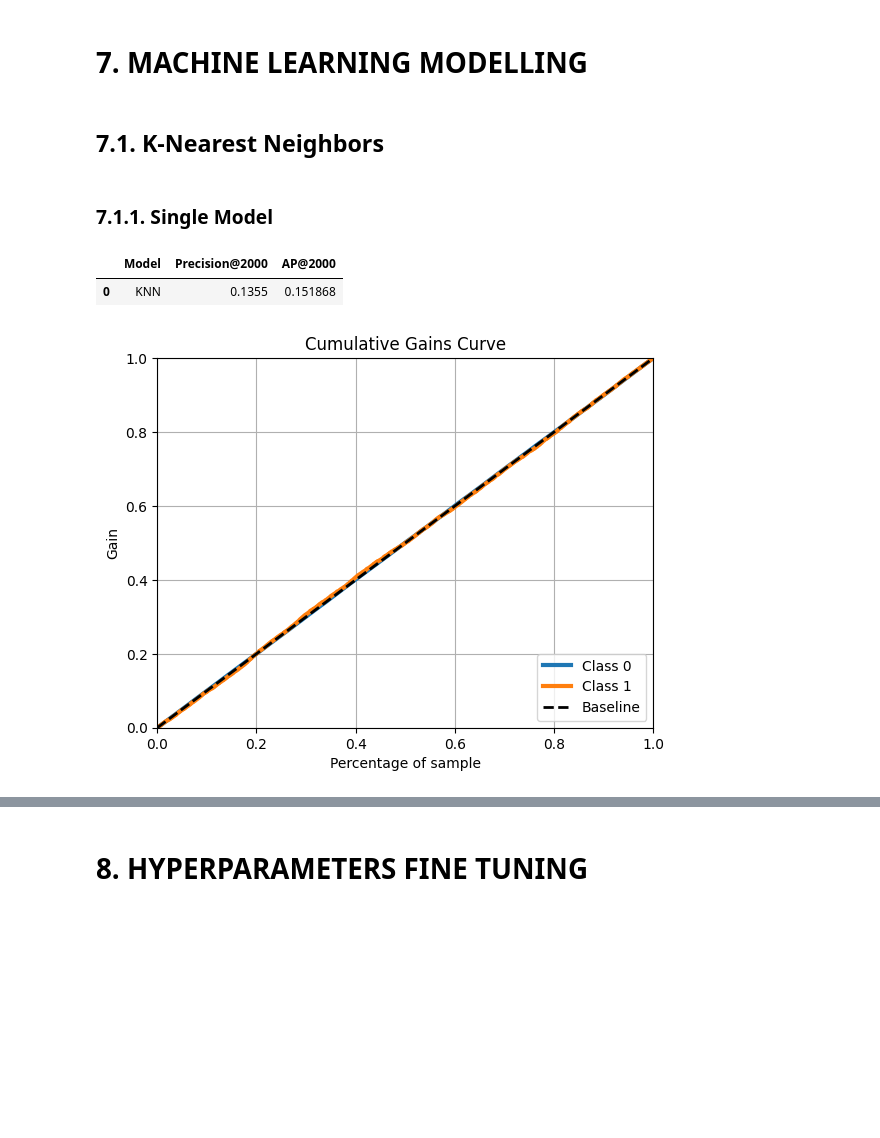
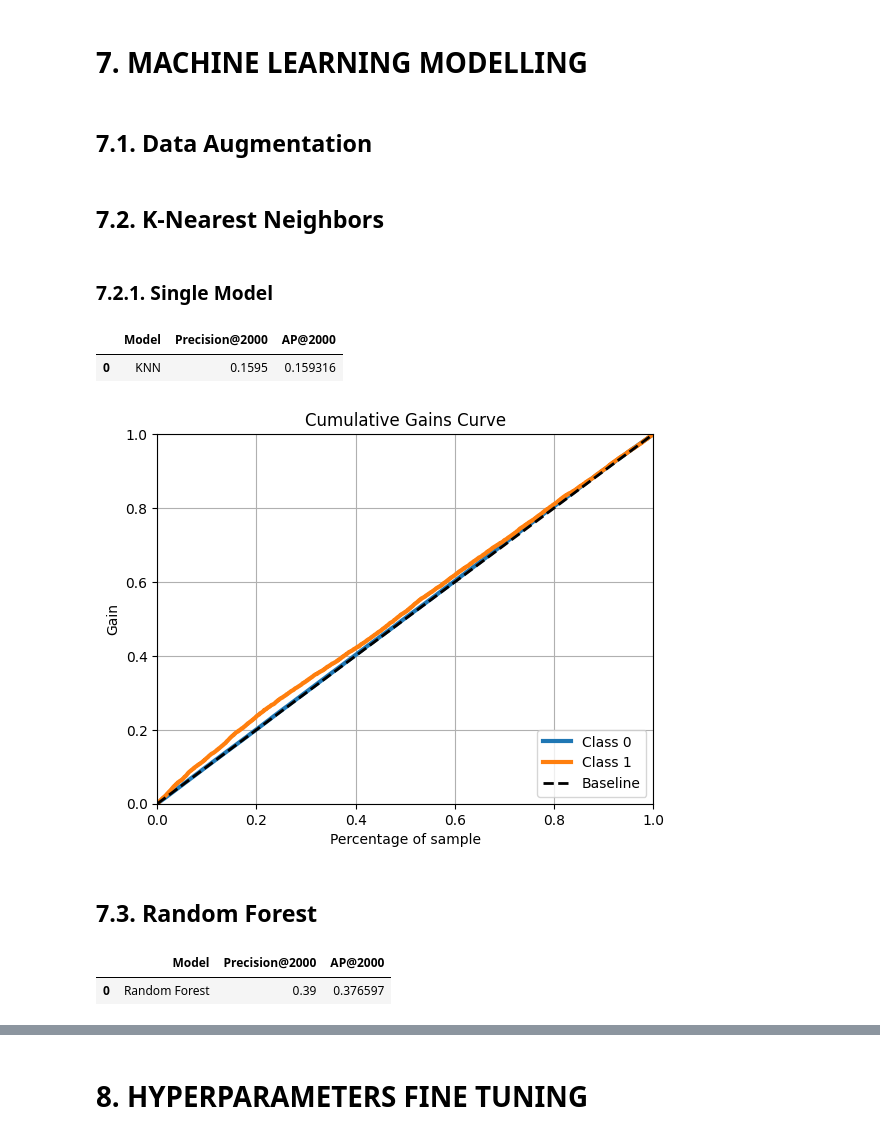
Before and after one commit to bernardoavsouza/CrossSellRanking, a Jupyter notebook: code.ipynb, the cells around one changed output, grey strips where cells are left out. Cells and saved outputs as stored; diff of their text form; code cells hidden in the pictures; blank space fills up the shorter version.

Commit message:
Machine learning modelling added. EDA Started

```diff
--- a/code.ipynb
+++ b/code.ipynb
@@ -218,0 +378,8 @@ df5['VehicleAge'] = le_va.fit_transform(df5['VehicleAge'])
+# %%
+# Age
+mms_age = MinMaxScaler()
+df5['Age'] = mms_age.fit_transform(df5[['Age']])
+
+# CustomerSinceDays
+mms_csd = MinMaxScaler()
+df5['CustomerSinceDays'] = mms_csd.fit_transform(df5[['CustomerSinceDays']])
@@ -219,3 +388,7 @@ df5['VehicleAge'] = le_va.fit_transform(df5['VehicleAge'])
+# %%
+# AnnualCost
+ss_annualcost = StandardScaler()
+df5['AnnualCost'] = ss_annualcost.fit_transform(df5[['AnnualCost']])
 # %% [markdown]
 # 6. FEATURE SELECTION
 # %%
@@ -244,13 +419,19 @@ df6 = df6.loc[:, selected_columns_manual]
 # 7. MACHINE LEARNING MODELLING
 # %%
 k = 2000
+# %% [markdown]
+## 7.1. Data Augmentation
+# %%
+smote = SMOTE(sampling_strategy = 'minority', random_state = seed, n_jobs = -1)
+
+x_train_aug, y_train_aug = smote.fit_resample(x_train, y_train)
 # %% [markdown]
-## 7.1. K-Nearest Neighbors
+## 7.2. K-Nearest Neighbors
 # %% [markdown]
-### 7.1.1. Single Model
+### 7.2.1. Single Model
 # %%
 knn = KNN()
-knn.fit(x_train, y_train)
+knn.fit(x_train_aug, y_train_aug)
 
 predict_knn = knn.predict_proba(x_val)
 
@@ -259,8 +440,22 @@ result_knn = ml_result(val, k, 'KNN', predict_knn)
 result_knn
 # %% [output]
 |  | Model | Precision@2000 | AP@2000 |
-| 0 | KNN | 0.1355 | 0.151868 |
+| 0 | KNN | 0.1595 | 0.159316 |
 # %%
-skplt.metrics.plot_cumulative_gain(df['Response'], predict_knn);
+skplt.metrics.plot_cumulative_gain(val['Response'], predict_knn);
 # %% [output]
-[figure, old version]
+[figure, new version]
+# %% [markdown]
+## 7.3. Random Forest
+# %%
+rf = RF(n_jobs = -1, random_state = seed)
+rf.fit(x_train_aug, y_train_aug)
+
+predict_rf = rf.predict_proba(x_val)
+
+result_rf = ml_result(val, k, 'Random Forest', predict_rf)
+
+result_rf
+# %% [output]
+|  | Model | Precision@2000 | AP@2000 |
+| 0 | Random Forest | 0.39 | 0.376597 |
```
Also changed, not shown: parts of 41 cells of this notebook.
